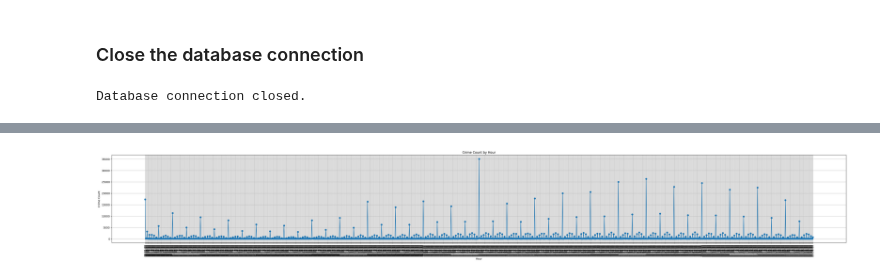
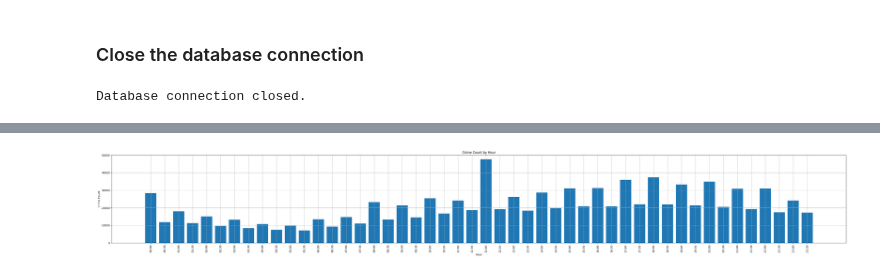
Before and after one commit to MalakaSupun/Crime-Data-Analysis-of-LAPD, a Jupyter notebook: Data_sets/sql_test_01.ipynb, the cells around one changed output, grey strips where cells are left out. Cells and saved outputs as stored; diff of their text form; code cells hidden in the pictures.

```diff
--- a/Data_sets/sql_test_01.ipynb
+++ b/Data_sets/sql_test_01.ipynb
@@ -430,7 +429,3 @@ total_rows = pd.read_sql(count_query, conn).iloc[0, 0]
 total_rows
 # %% [output]
 989329
-# %%
-# Fetch the first query directly as it's small
-Results_01 = pd.read_sql(query_01, conn)
-print("Fetched crime count by hour.")
@@ -585,15 +558,16 @@ Results_01['Hour_Str'] = Results_01['Hour'].astype(str).str[-8:]
 # %%
 # Plotting
 plt.figure(figsize=(50, 6))
-plt.plot(Results_01['Hour_Str'], Results_01['CrimeCount'], marker='o', linestyle='-')
+#plt.plot(Results_01['TimeInterval'], Results_01['CrimeCount'][0:120], marker='o', linestyle='-')
+plt.bar(Results_01['TimeInterval'], Results_01['CrimeCount'][0:120])
 plt.title('Crime Count by Hour')
 plt.xlabel('Hour')
 plt.ylabel('Crime Count')
 plt.xticks(rotation=90)  # Rotate for better readability
 plt.grid(True)
 plt.show()
 # %% [output]
-[figure, old version]
+[figure, new version]
 # %%
 Results_02
 # %% [output]
```
Also changed, not shown: parts of 21 cells of this notebook, 1 other file.
